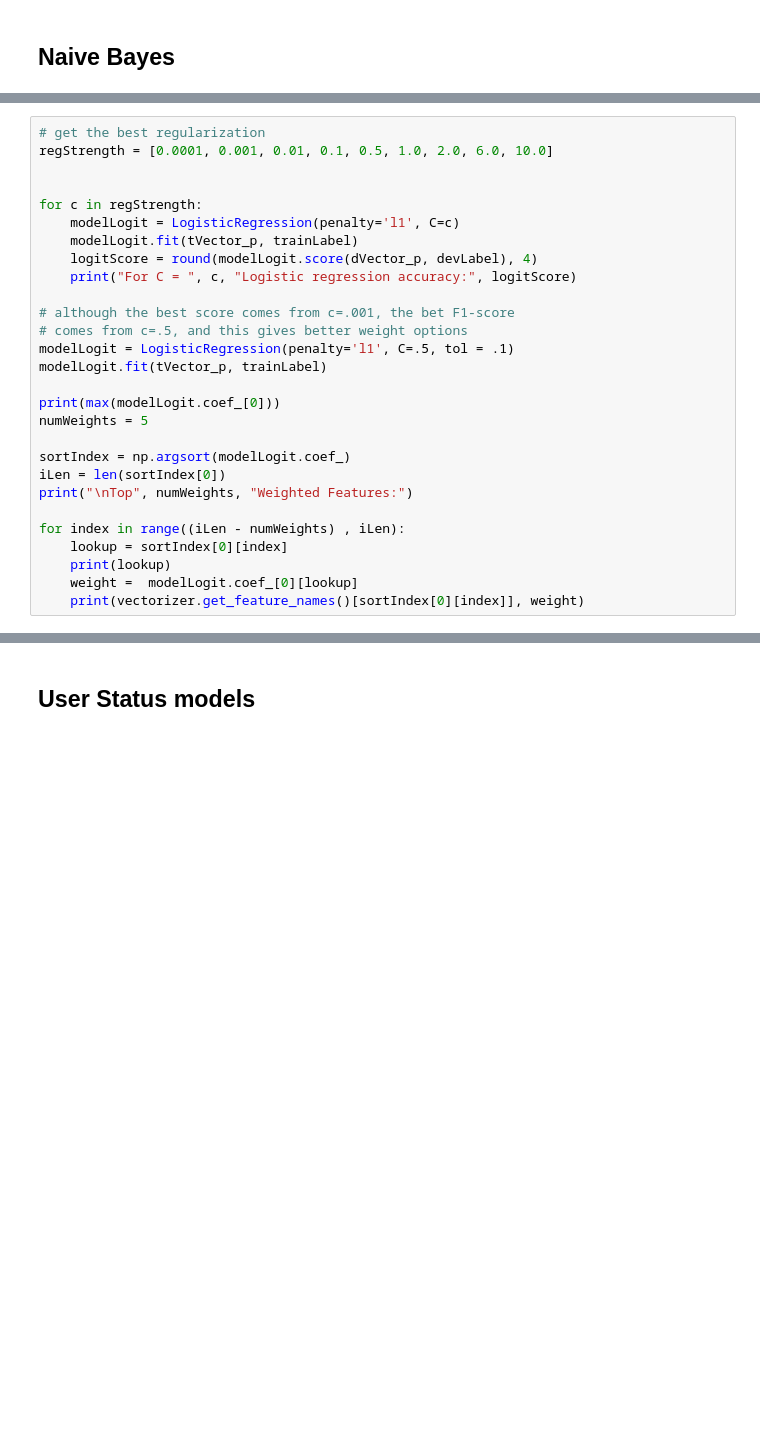
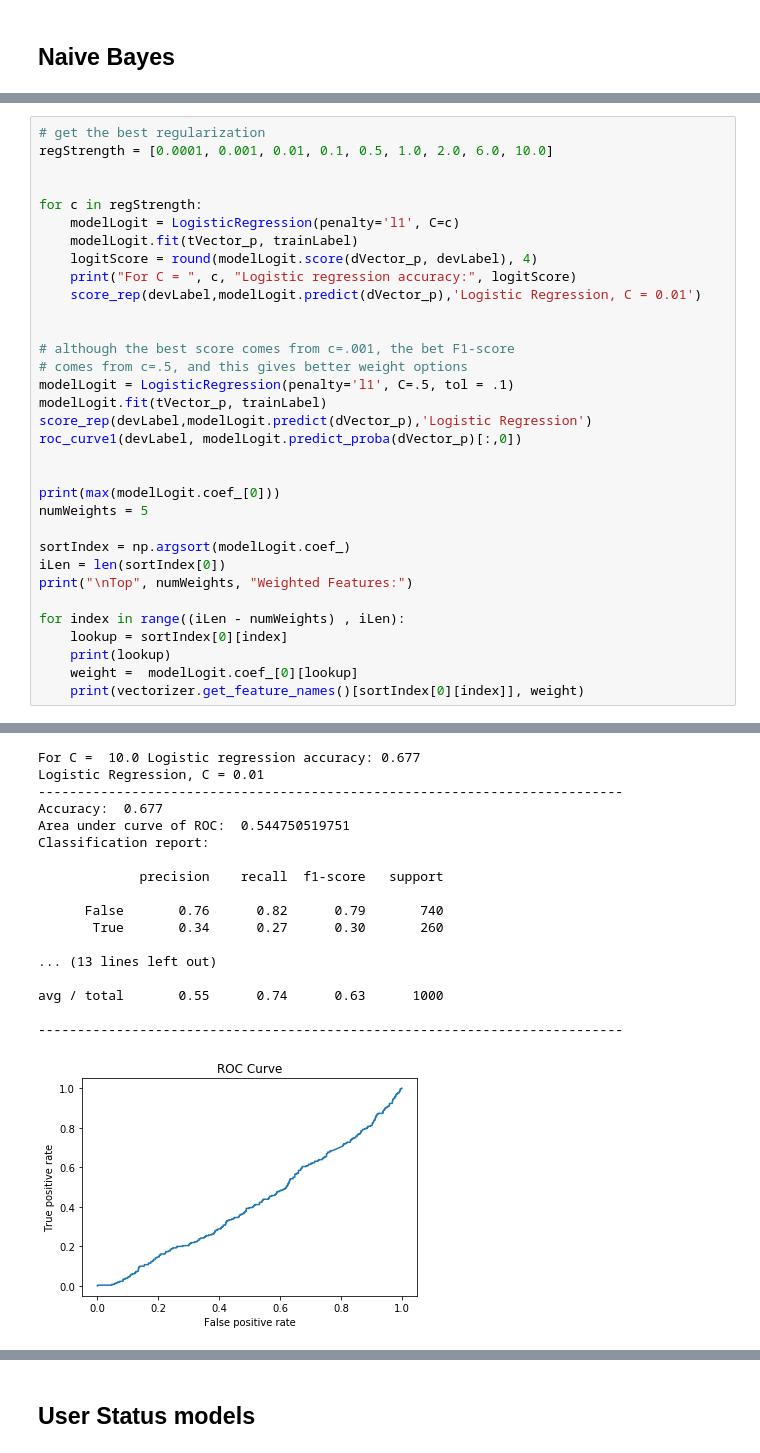
Before and after one commit to maynard242/Classification-Pizza, a Jupyter notebook: W207 Basic Programs LT.ipynb, the cells around one changed output, grey strips where cells are left out. Saved outputs shown, nothing was run; the diff lists cells and outputs as text; blank space fills up the shorter version.

```diff
--- a/W207 Basic Programs LT.ipynb
+++ b/W207 Basic Programs LT.ipynb
@@ -481,11 +607,16 @@ for c in regStrength:
     modelLogit.fit(tVector_p, trainLabel)
     logitScore = round(modelLogit.score(dVector_p, devLabel), 4)
     print("For C = ", c, "Logistic regression accuracy:", logitScore)
+    score_rep(devLabel,modelLogit.predict(dVector_p),'Logistic Regression, C = 0.01')
+
 
 # although the best score comes from c=.001, the bet F1-score
 # comes from c=.5, and this gives better weight options
 modelLogit = LogisticRegression(penalty='l1', C=.5, tol = .1)
 modelLogit.fit(tVector_p, trainLabel)
+score_rep(devLabel,modelLogit.predict(dVector_p),'Logistic Regression')
+roc_curve1(devLabel, modelLogit.predict_proba(dVector_p)[:,0])
+
 
 print(max(modelLogit.coef_[0]))
 numWeights = 5
@@ -519,0 +651,18 @@ hurti 1.13322739957
+For C =  10.0 Logistic regression accuracy: 0.677
+Logistic Regression, C = 0.01
+---------------------------------------------------------------------------
+Accuracy:  0.677
+Area under curve of ROC:  0.544750519751
+Classification report:
+
+             precision    recall  f1-score   support
+
+      False       0.76      0.82      0.79       740
+       True       0.34      0.27      0.30       260
+
+... (13 lines left out)
+
+avg / total       0.55      0.74      0.63      1000
+
+---------------------------------------------------------------------------
+[figure, added]
```
Also changed, not shown: parts of 19 cells of this notebook.
